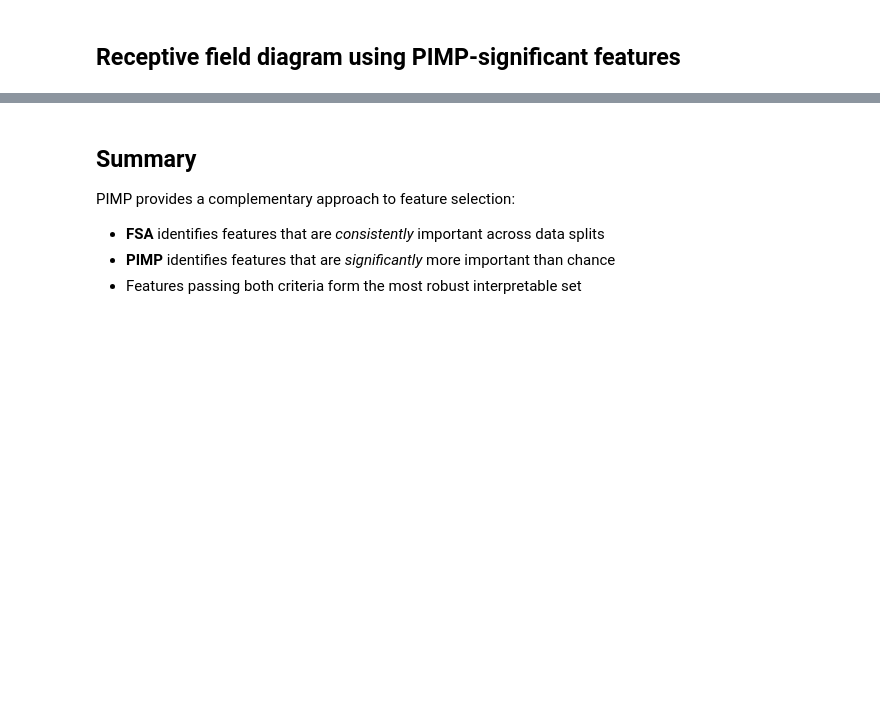
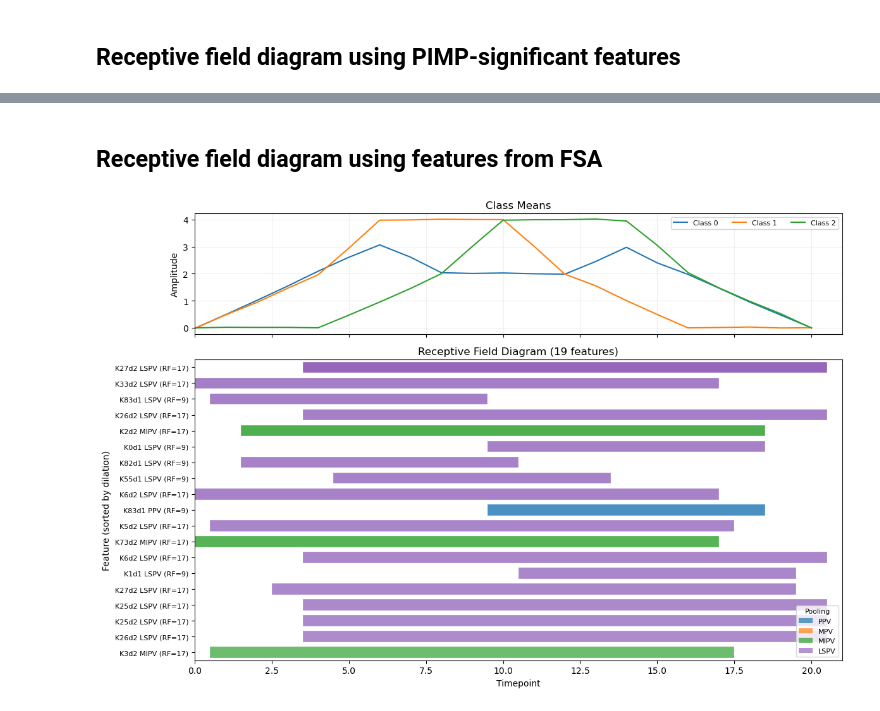
Before and after one commit to LaubachLab/i-rocket, a Jupyter notebook: examples/demo_pimp.ipynb, the cells around one changed output, grey strips where cells are left out. Cells and saved outputs as stored; diff of their text form; code cells hidden in the pictures; blank space fills up the shorter version.

```diff
--- a/examples/demo_pimp.ipynb
+++ b/examples/demo_pimp.ipynb
@@ -214,8 +218,6 @@ fig = IR.plot_receptive_field_diagram(model, X, y, feature_mask=top_50_sig)
-# %% [markdown]
-## Summary
-
-PIMP provides a complementary approach to feature selection:
-
-* **FSA** identifies features that are *consistently* important across data splits
-* **PIMP** identifies features that are *significantly* more important than chance
-* Features passing both criteria form the most robust interpretable set
+# %% [markdown]
+## Receptive field diagram using features from FSA
+# %%
+fig = IR.plot_receptive_field_diagram(model, X, y, feature_mask=stable_features)
+# %% [output]
+[figure, added]
```
Also changed, not shown: parts of 17 cells of this notebook, 2 other files.
